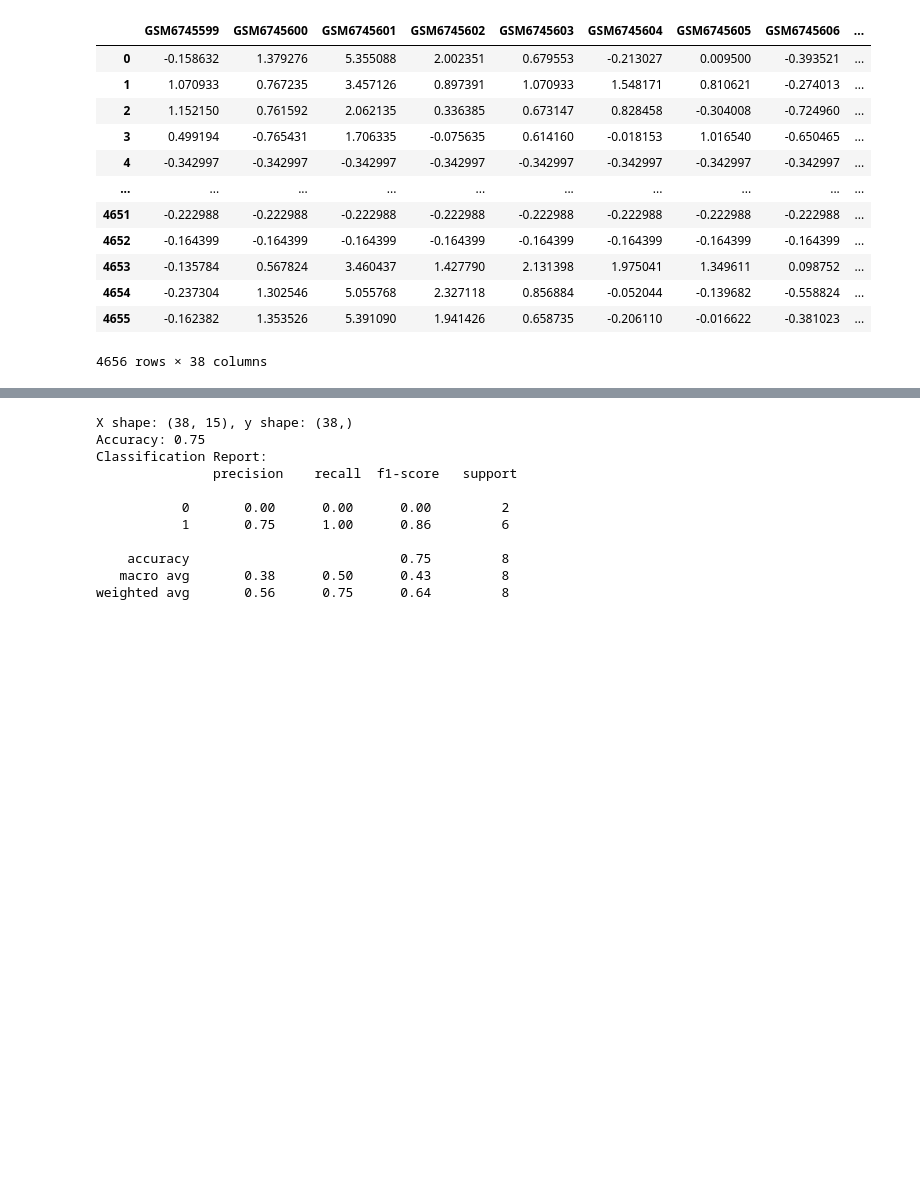
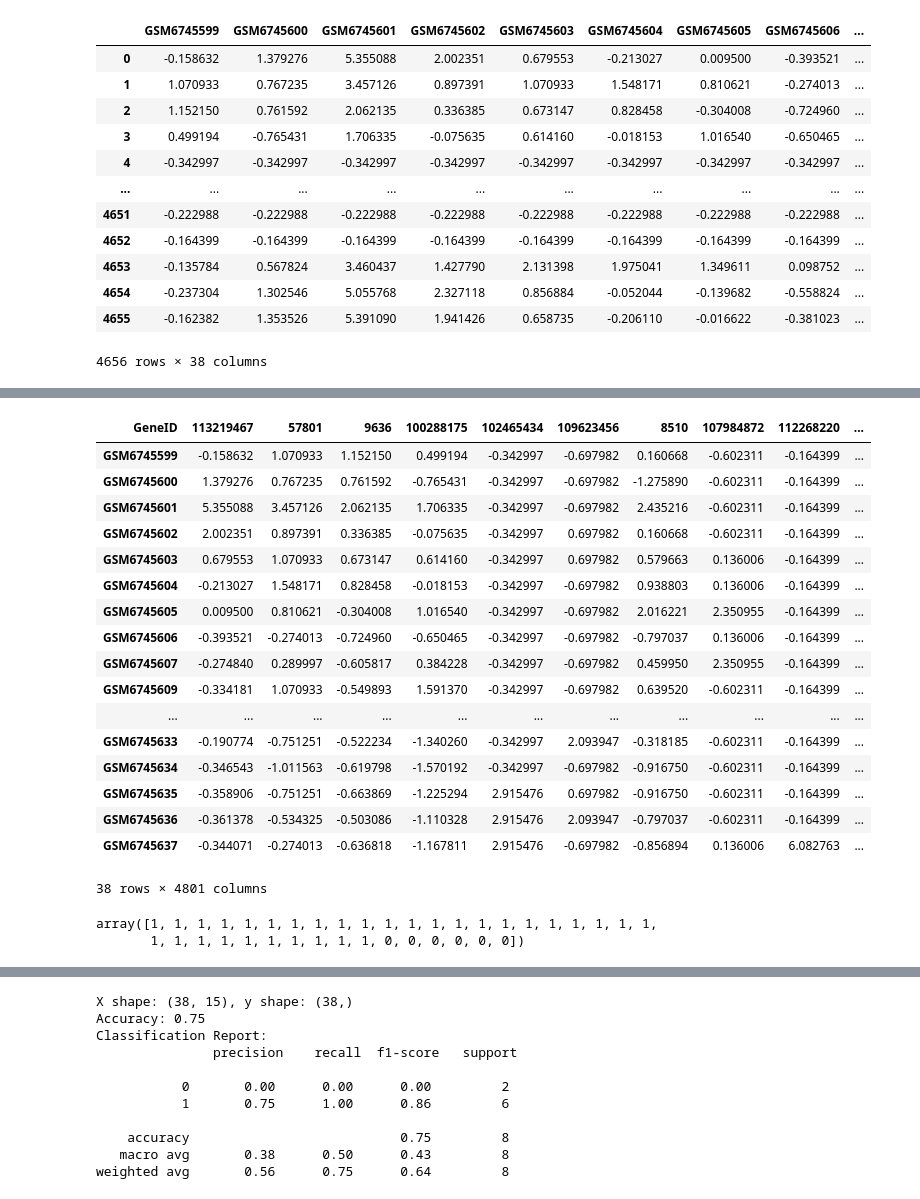
Before and after one commit to zoraizmohammad/LifeEdit-geneclassifier, a Jupyter notebook: Code/classifier_imt/forest_classifier.ipynb, the cells around one changed output, grey strips where cells are left out. Drawn from its saved outputs; the diff is of its cells as text; code cells hidden in the pictures; blank space fills up the shorter version.

```diff
--- a/Code/classifier_imt/forest_classifier.ipynb
+++ b/Code/classifier_imt/forest_classifier.ipynb
@@ -297,0 +600,26 @@ components_df
+# %%
+scaled_df
+# %% [output]
+| GeneID | 113219467 | 57801 | 9636 | 100288175 | 102465434 | 109623456 | 8510 | 107984872 | 112268220 | ... |
+| GSM6745599 | -0.158632 | 1.070933 | 1.152150 | 0.499194 | -0.342997 | -0.697982 | 0.160668 | -0.602311 | -0.164399 | ... |
+| GSM6745600 | 1.379276 | 0.767235 | 0.761592 | -0.765431 | -0.342997 | -0.697982 | -1.275890 | -0.602311 | -0.164399 | ... |
+| GSM6745601 | 5.355088 | 3.457126 | 2.062135 | 1.706335 | -0.342997 | -0.697982 | 2.435216 | -0.602311 | -0.164399 | ... |
+| GSM6745602 | 2.002351 | 0.897391 | 0.336385 | -0.075635 | -0.342997 | 0.697982 | 0.160668 | -0.602311 | -0.164399 | ... |
+| GSM6745603 | 0.679553 | 1.070933 | 0.673147 | 0.614160 | -0.342997 | 0.697982 | 0.579663 | 0.136006 | -0.164399 | ... |
+| GSM6745604 | -0.213027 | 1.548171 | 0.828458 | -0.018153 | -0.342997 | -0.697982 | 0.938803 | 0.136006 | -0.164399 | ... |
+| GSM6745605 | 0.009500 | 0.810621 | -0.304008 | 1.016540 | -0.342997 | -0.697982 | 2.016221 | 2.350955 | -0.164399 | ... |
+| GSM6745606 | -0.393521 | -0.274013 | -0.724960 | -0.650465 | -0.342997 | -0.697982 | -0.797037 | 0.136006 | -0.164399 | ... |
+| GSM6745607 | -0.274840 | 0.289997 | -0.605817 | 0.384228 | -0.342997 | -0.697982 | 0.459950 | 2.350955 | -0.164399 | ... |
+| GSM6745609 | -0.334181 | 1.070933 | -0.549893 | 1.591370 | -0.342997 | -0.697982 | 0.639520 | -0.602311 | -0.164399 | ... |
+| ... | ... | ... | ... | ... | ... | ... | ... | ... | ... | ... |
+| GSM6745633 | -0.190774 | -0.751251 | -0.522234 | -1.340260 | -0.342997 | 2.093947 | -0.318185 | -0.602311 | -0.164399 | ... |
+| GSM6745634 | -0.346543 | -1.011563 | -0.619798 | -1.570192 | -0.342997 | -0.697982 | -0.916750 | -0.602311 | -0.164399 | ... |
+| GSM6745635 | -0.358906 | -0.751251 | -0.663869 | -1.225294 | 2.915476 | 0.697982 | -0.916750 | -0.602311 | -0.164399 | ... |
+| GSM6745636 | -0.361378 | -0.534325 | -0.503086 | -1.110328 | 2.915476 | 2.093947 | -0.797037 | -0.602311 | -0.164399 | ... |
+| GSM6745637 | -0.344071 | -0.274013 | -0.636818 | -1.167811 | 2.915476 | -0.697982 | -0.856894 | 0.136006 | 6.082763 | ... |
+38 rows × 4801 columns
+# %%
+scaled_df["Edited (1) or Unedited (0)"].values
+# %% [output]
+array([1, 1, 1, 1, 1, 1, 1, 1, 1, 1, 1, 1, 1, 1, 1, 1, 1, 1, 1, 1, 1, 1,
+       1, 1, 1, 1, 1, 1, 1, 1, 1, 1, 0, 0, 0, 0, 0, 0])
```
Also changed, not shown: parts of 43 cells of this notebook.
